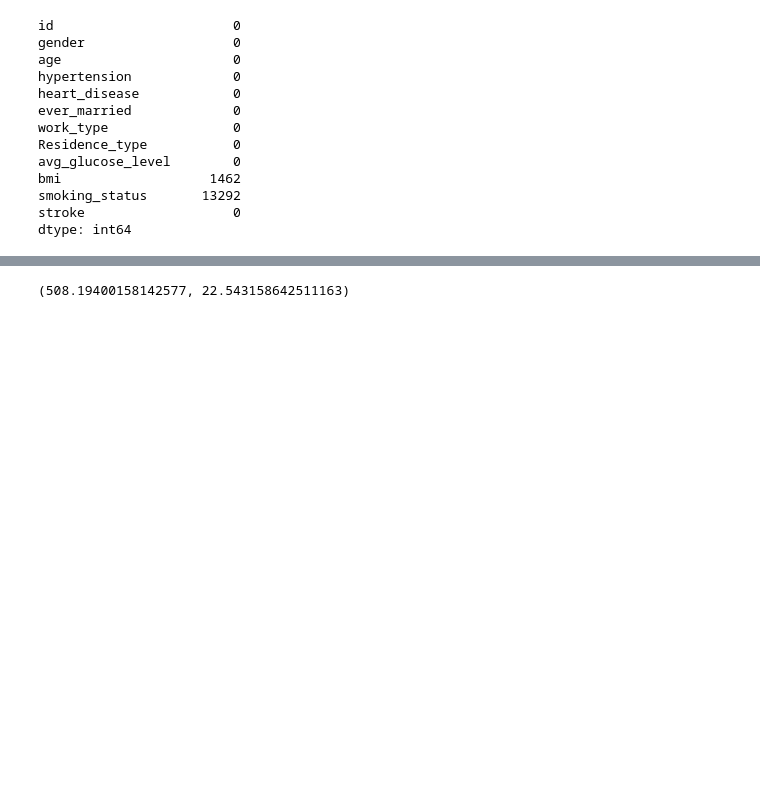
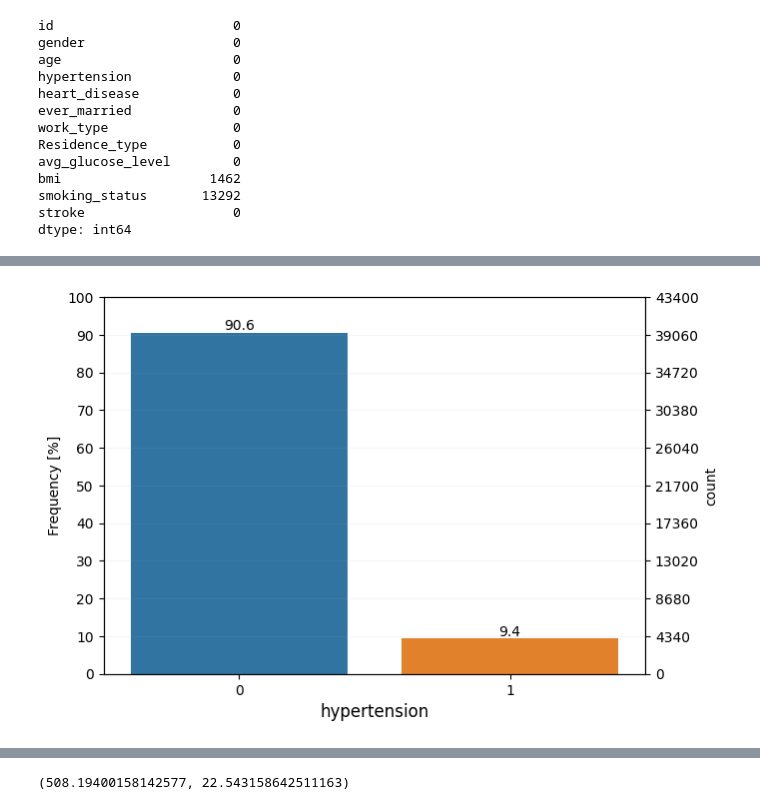
Before and after one commit to Pranabm1987/Avighna, a Jupyter notebook: Ascend_Pro_Assessment_ML_Basics_31_01_2021.ipynb, the cells around one changed output, grey strips where cells are left out. Cells and saved outputs as stored; diff of their text form; code cells hidden in the pictures; blank space fills up the shorter version.

```diff
--- a/Ascend_Pro_Assessment_ML_Basics_31_01_2021.ipynb
+++ b/Ascend_Pro_Assessment_ML_Basics_31_01_2021.ipynb
@@ -171,0 +255,4 @@ Y_train['age'].mean()
+# %%
+EDA_category(Y_train, ['hypertension'])
+# %% [output]
+[figure, added]
```
Also changed, not shown: parts of 93 cells of this notebook.
